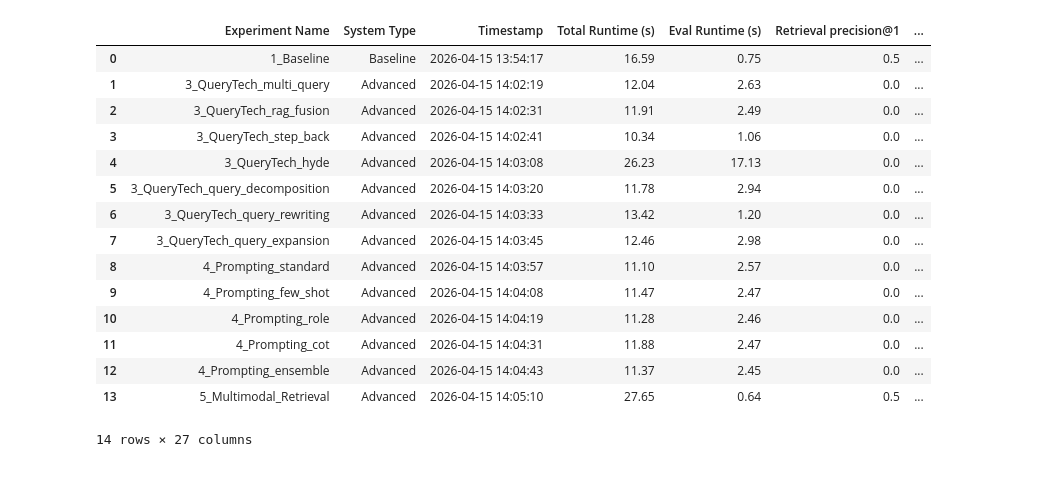
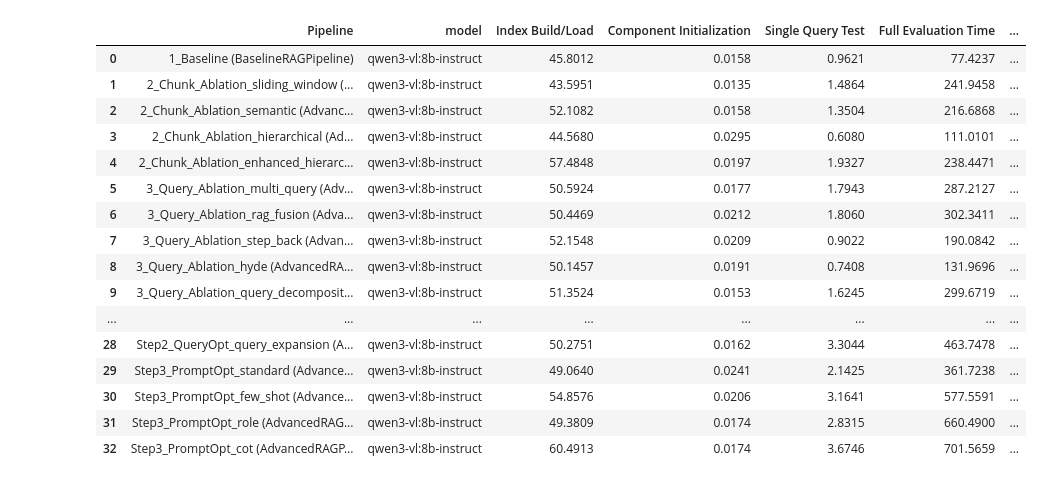
Before and after one commit to Vaakir/mRAG_on_MMDocIR, a Jupyter notebook: src/notebooks/results_preview.ipynb, the cells around one changed output. Cells and saved outputs as stored; diff of their text form; code cells hidden in the pictures.

```diff
--- a/src/notebooks/results_preview.ipynb
+++ b/src/notebooks/results_preview.ipynb
@@ -24,21 +71,21 @@ result
 # %%
-result = pd.read_csv("../../experiments_results.csv")
+result = pd.read_csv("../results/pipeline_time.csv")
+result
+# %% [output]
+|  | Pipeline | model | Index Build/Load | Component Initialization | Single Query Test | Full Evaluation Time | ... |
+| 0 | 1_Baseline (BaselineRAGPipeline) | qwen3-vl:8b-instruct | 45.8012 | 0.0158 | 0.9621 | 77.4237 | ... |
+| 1 | 2_Chunk_Ablation_sliding_window (... | qwen3-vl:8b-instruct | 43.5951 | 0.0135 | 1.4864 | 241.9458 | ... |
+| 2 | 2_Chunk_Ablation_semantic (Advanc... | qwen3-vl:8b-instruct | 52.1082 | 0.0158 | 1.3504 | 216.6868 | ... |
+| 3 | 2_Chunk_Ablation_hierarchical (Ad... | qwen3-vl:8b-instruct | 44.5680 | 0.0295 | 0.6080 | 111.0101 | ... |
+| 4 | 2_Chunk_Ablation_enhanced_hierarc... | qwen3-vl:8b-instruct | 57.4848 | 0.0197 | 1.9327 | 238.4471 | ... |
+| 5 | 3_Query_Ablation_multi_query (Adv... | qwen3-vl:8b-instruct | 50.5924 | 0.0177 | 1.7943 | 287.2127 | ... |
+| 6 | 3_Query_Ablation_rag_fusion (Adva... | qwen3-vl:8b-instruct | 50.4469 | 0.0212 | 1.8060 | 302.3411 | ... |
+| 7 | 3_Query_Ablation_step_back (Advan... | qwen3-vl:8b-instruct | 52.1548 | 0.0209 | 0.9022 | 190.0842 | ... |
+| 8 | 3_Query_Ablation_hyde (AdvancedRA... | qwen3-vl:8b-instruct | 50.1457 | 0.0191 | 0.7408 | 131.9696 | ... |
+| 9 | 3_Query_Ablation_query_decomposit... | qwen3-vl:8b-instruct | 51.3524 | 0.0153 | 1.6245 | 299.6719 | ... |
+| ... | ... | ... | ... | ... | ... | ... | ... |
+| 28 | Step2_QueryOpt_query_expansion (A... | qwen3-vl:8b-instruct | 50.2751 | 0.0162 | 3.3044 | 463.7478 | ... |
+| 29 | Step3_PromptOpt_standard (Advance... | qwen3-vl:8b-instruct | 49.0640 | 0.0241 | 2.1425 | 361.7238 | ... |
+| 30 | Step3_PromptOpt_few_shot (Advance... | qwen3-vl:8b-instruct | 54.8576 | 0.0206 | 3.1641 | 577.5591 | ... |
+| 31 | Step3_PromptOpt_role (AdvancedRAG... | qwen3-vl:8b-instruct | 49.3809 | 0.0174 | 2.8315 | 660.4900 | ... |
+| 32 | Step3_PromptOpt_cot (AdvancedRAGP... | qwen3-vl:8b-instruct | 60.4913 | 0.0174 | 3.6746 | 701.5659 | ... |
-# %%
-result
-# %% [output]
-|  | Experiment Name | System Type | Timestamp | Total Runtime (s) | Eval Runtime (s) | Retrieval precision@1 | ... |
-| 0 | 1_Baseline | Baseline | 2026-04-15 13:54:17 | 16.59 | 0.75 | 0.5 | ... |
-| 1 | 3_QueryTech_multi_query | Advanced | 2026-04-15 14:02:19 | 12.04 | 2.63 | 0.0 | ... |
-| 2 | 3_QueryTech_rag_fusion | Advanced | 2026-04-15 14:02:31 | 11.91 | 2.49 | 0.0 | ... |
-| 3 | 3_QueryTech_step_back | Advanced | 2026-04-15 14:02:41 | 10.34 | 1.06 | 0.0 | ... |
-| 4 | 3_QueryTech_hyde | Advanced | 2026-04-15 14:03:08 | 26.23 | 17.13 | 0.0 | ... |
-| 5 | 3_QueryTech_query_decomposition | Advanced | 2026-04-15 14:03:20 | 11.78 | 2.94 | 0.0 | ... |
-| 6 | 3_QueryTech_query_rewriting | Advanced | 2026-04-15 14:03:33 | 13.42 | 1.20 | 0.0 | ... |
-| 7 | 3_QueryTech_query_expansion | Advanced | 2026-04-15 14:03:45 | 12.46 | 2.98 | 0.0 | ... |
-| 8 | 4_Prompting_standard | Advanced | 2026-04-15 14:03:57 | 11.10 | 2.57 | 0.0 | ... |
-| 9 | 4_Prompting_few_shot | Advanced | 2026-04-15 14:04:08 | 11.47 | 2.47 | 0.0 | ... |
-| 10 | 4_Prompting_role | Advanced | 2026-04-15 14:04:19 | 11.28 | 2.46 | 0.0 | ... |
-| 11 | 4_Prompting_cot | Advanced | 2026-04-15 14:04:31 | 11.88 | 2.47 | 0.0 | ... |
-| 12 | 4_Prompting_ensemble | Advanced | 2026-04-15 14:04:43 | 11.37 | 2.45 | 0.0 | ... |
-| 13 | 5_Multimodal_Retrieval | Advanced | 2026-04-15 14:05:10 | 27.65 | 0.64 | 0.5 | ... |
-14 rows × 27 columns
```
Also changed, not shown: parts of 8 cells of this notebook, 5 other files.
